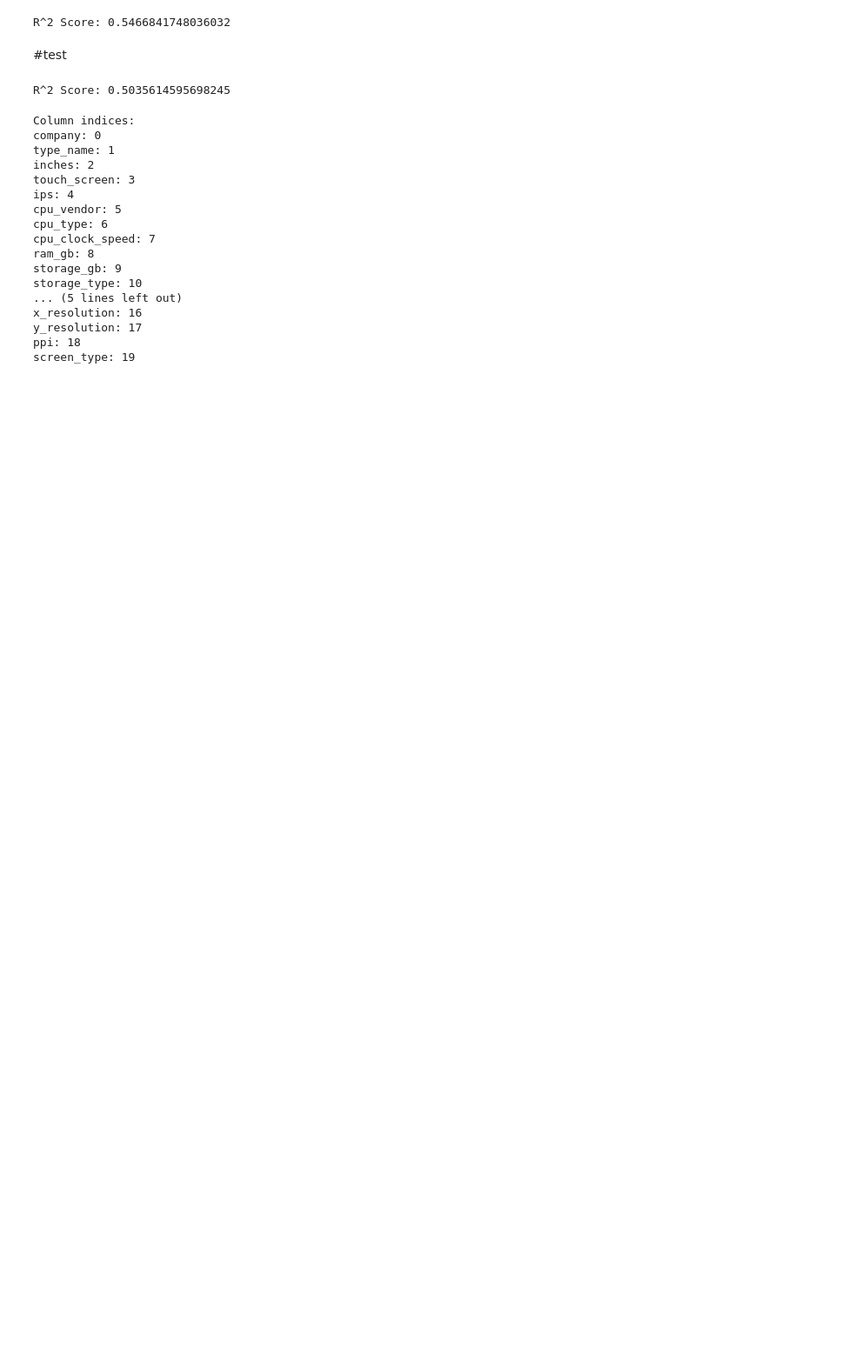
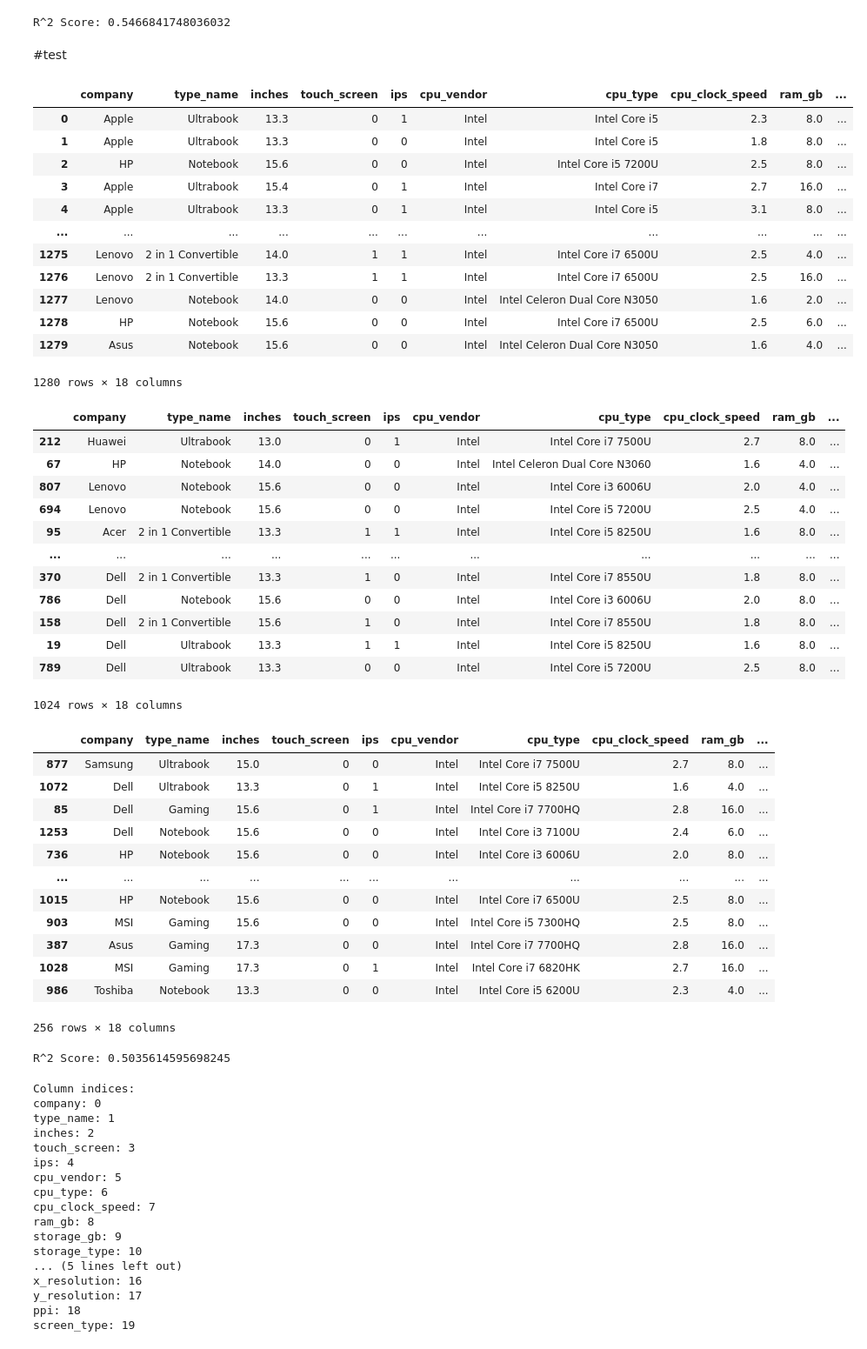
Before and after one commit to TSZJHLR/Machine_Learning-and-Parallel_Computing_with_Python-in-Colaboratory, a Jupyter notebook: laptop_price_prediction.ipynb, the cells around one changed output. Shown at 87% size. Cells and saved outputs as stored; diff of their text form; code cells hidden in the pictures; blank space fills up the shorter version.

```diff
--- a/laptop_price_prediction.ipynb
+++ b/laptop_price_prediction.ipynb
@@ -758,5 +793,47 @@ X = df_model.drop(columns=['price_euros'])
 y = np.log(df_model['price_euros'])
 # %%
 display(X)
+display(X_train)
+display(X_test)
+# %% [output]
+|  | company | type_name | inches | touch_screen | ips | cpu_vendor | cpu_type | cpu_clock_speed | ram_gb | ... |
+| 0 | Apple | Ultrabook | 13.3 | 0 | 1 | Intel | Intel Core i5 | 2.3 | 8.0 | ... |
+| 1 | Apple | Ultrabook | 13.3 | 0 | 0 | Intel | Intel Core i5 | 1.8 | 8.0 | ... |
+| 2 | HP | Notebook | 15.6 | 0 | 0 | Intel | Intel Core i5 7200U | 2.5 | 8.0 | ... |
+| 3 | Apple | Ultrabook | 15.4 | 0 | 1 | Intel | Intel Core i7 | 2.7 | 16.0 | ... |
+| 4 | Apple | Ultrabook | 13.3 | 0 | 1 | Intel | Intel Core i5 | 3.1 | 8.0 | ... |
+| ... | ... | ... | ... | ... | ... | ... | ... | ... | ... | ... |
+| 1275 | Lenovo | 2 in 1 Convertible | 14.0 | 1 | 1 | Intel | Intel Core i7 6500U | 2.5 | 4.0 | ... |
+| 1276 | Lenovo | 2 in 1 Convertible | 13.3 | 1 | 1 | Intel | Intel Core i7 6500U | 2.5 | 16.0 | ... |
+| 1277 | Lenovo | Notebook | 14.0 | 0 | 0 | Intel | Intel Celeron Dual Core N3050 | 1.6 | 2.0 | ... |
+| 1278 | HP | Notebook | 15.6 | 0 | 0 | Intel | Intel Core i7 6500U | 2.5 | 6.0 | ... |
+| 1279 | Asus | Notebook | 15.6 | 0 | 0 | Intel | Intel Celeron Dual Core N3050 | 1.6 | 4.0 | ... |
+1280 rows × 18 columns
+|  | company | type_name | inches | touch_screen | ips | cpu_vendor | cpu_type | cpu_clock_speed | ram_gb | ... |
+| 212 | Huawei | Ultrabook | 13.0 | 0 | 1 | Intel | Intel Core i7 7500U | 2.7 | 8.0 | ... |
+| 67 | HP | Notebook | 14.0 | 0 | 0 | Intel | Intel Celeron Dual Core N3060 | 1.6 | 4.0 | ... |
+| 807 | Lenovo | Notebook | 15.6 | 0 | 0 | Intel | Intel Core i3 6006U | 2.0 | 4.0 | ... |
+| 694 | Lenovo | Notebook | 15.6 | 0 | 0 | Intel | Intel Core i5 7200U | 2.5 | 4.0 | ... |
+| 95 | Acer | 2 in 1 Convertible | 13.3 | 1 | 1 | Intel | Intel Core i5 8250U | 1.6 | 8.0 | ... |
+| ... | ... | ... | ... | ... | ... | ... | ... | ... | ... | ... |
+| 370 | Dell | 2 in 1 Convertible | 13.3 | 1 | 0 | Intel | Intel Core i7 8550U | 1.8 | 8.0 | ... |
+| 786 | Dell | Notebook | 15.6 | 0 | 0 | Intel | Intel Core i3 6006U | 2.0 | 8.0 | ... |
+| 158 | Dell | 2 in 1 Convertible | 15.6 | 1 | 0 | Intel | Intel Core i7 8550U | 1.8 | 8.0 | ... |
+| 19 | Dell | Ultrabook | 13.3 | 1 | 1 | Intel | Intel Core i5 8250U | 1.6 | 8.0 | ... |
+| 789 | Dell | Ultrabook | 13.3 | 0 | 0 | Intel | Intel Core i5 7200U | 2.5 | 8.0 | ... |
+1024 rows × 18 columns
+|  | company | type_name | inches | touch_screen | ips | cpu_vendor | cpu_type | cpu_clock_speed | ram_gb | ... |
+| 877 | Samsung | Ultrabook | 15.0 | 0 | 0 | Intel | Intel Core i7 7500U | 2.7 | 8.0 | ... |
+| 1072 | Dell | Ultrabook | 13.3 | 0 | 1 | Intel | Intel Core i5 8250U | 1.6 | 4.0 | ... |
+| 85 | Dell | Gaming | 15.6 | 0 | 1 | Intel | Intel Core i7 7700HQ | 2.8 | 16.0 | ... |
+| 1253 | Dell | Notebook | 15.6 | 0 | 0 | Intel | Intel Core i3 7100U | 2.4 | 6.0 | ... |
+| 736 | HP | Notebook | 15.6 | 0 | 0 | Intel | Intel Core i3 6006U | 2.0 | 8.0 | ... |
+| ... | ... | ... | ... | ... | ... | ... | ... | ... | ... | ... |
+| 1015 | HP | Notebook | 15.6 | 0 | 0 | Intel | Intel Core i7 6500U | 2.5 | 8.0 | ... |
+| 903 | MSI | Gaming | 15.6 | 0 | 0 | Intel | Intel Core i5 7300HQ | 2.5 | 8.0 | ... |
+| 387 | Asus | Gaming | 17.3 | 0 | 0 | Intel | Intel Core i7 7700HQ | 2.8 | 16.0 | ... |
+| 1028 | MSI | Gaming | 17.3 | 0 | 1 | Intel | Intel Core i7 6820HK | 2.7 | 16.0 | ... |
+| 986 | Toshiba | Notebook | 13.3 | 0 | 0 | Intel | Intel Core i5 6200U | 2.3 | 4.0 | ... |
+256 rows × 18 columns
 # %%
 display(y)
```
Also changed, not shown: parts of 41 cells of this notebook.
